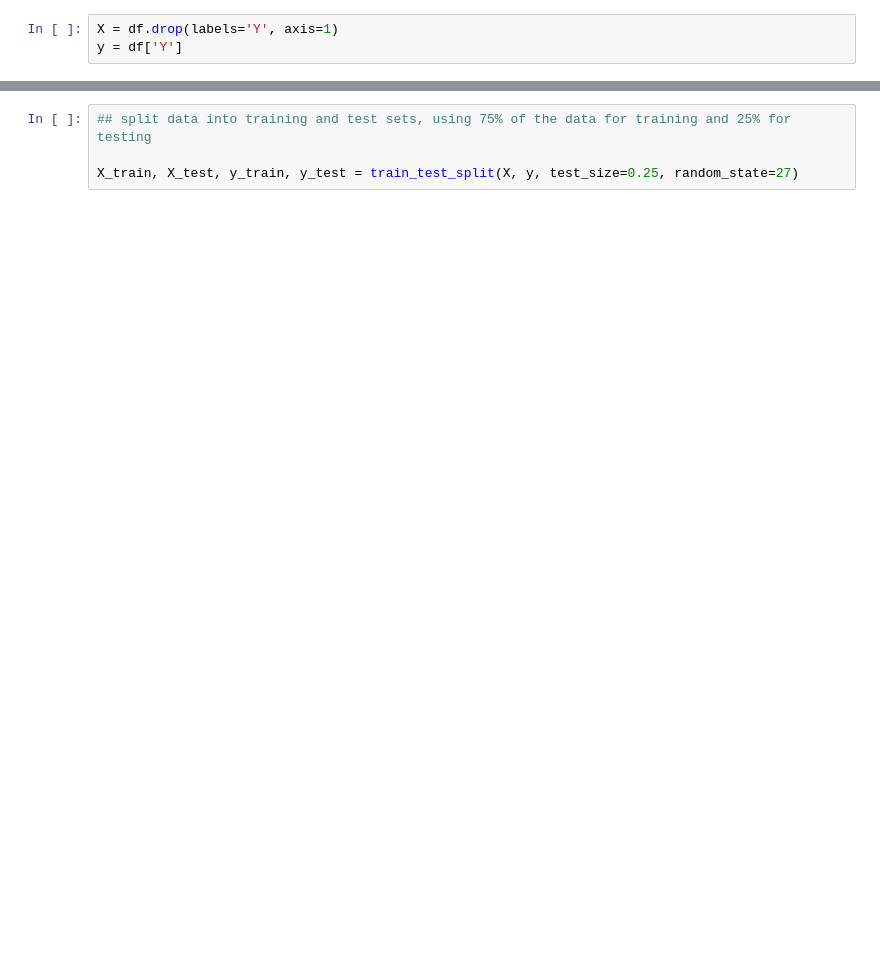
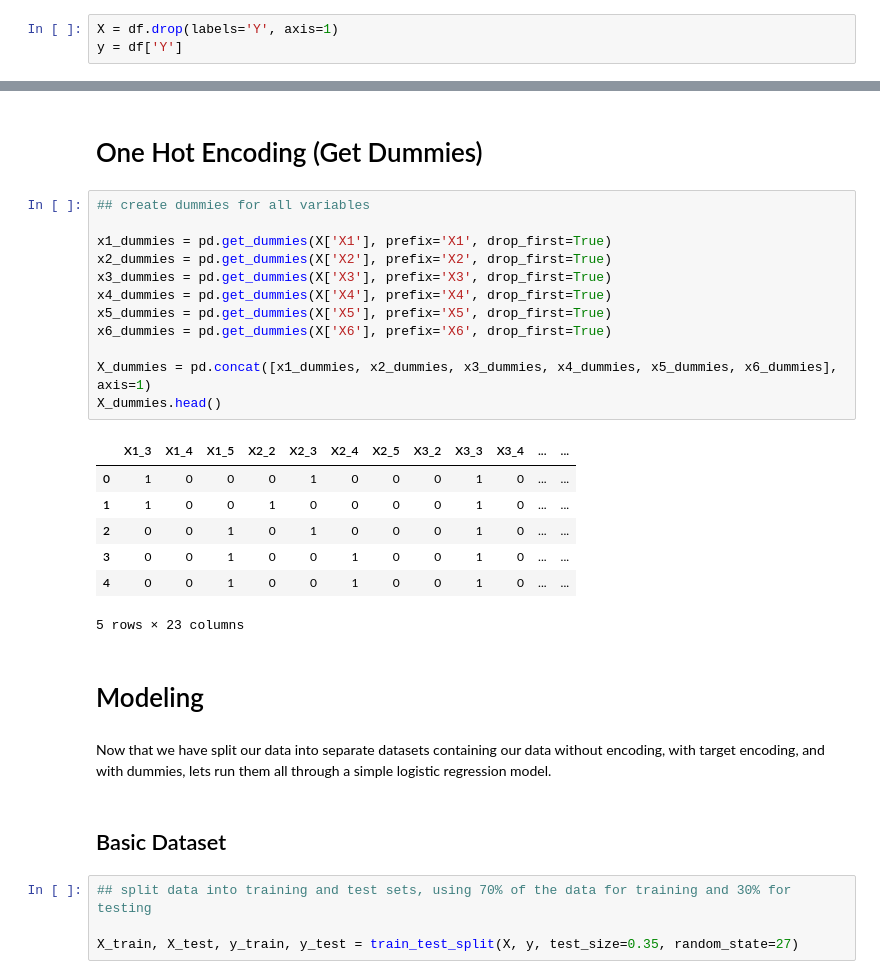
Before and after one commit to c-woo/Happy-Customers, a Jupyter notebook: I9LKTOVs4zUei1F9.ipynb, the cells around one changed output, grey strips where cells are left out. Cells and saved outputs as stored; diff of their text form; blank space fills up the shorter version.

Commit message:
Continue modeling

```diff
--- a/I9LKTOVs4zUei1F9.ipynb
+++ b/I9LKTOVs4zUei1F9.ipynb
@@ -100,6 +113,34 @@ Name: Y, dtype: float64
+# %% [markdown]
+# One Hot Encoding (Get Dummies)
+# %%
+## create dummies for all variables
+
+x1_dummies = pd.get_dummies(X['X1'], prefix='X1', drop_first=True)
+x2_dummies = pd.get_dummies(X['X2'], prefix='X2', drop_first=True)
+x3_dummies = pd.get_dummies(X['X3'], prefix='X3', drop_first=True)
+x4_dummies = pd.get_dummies(X['X4'], prefix='X4', drop_first=True)
+x5_dummies = pd.get_dummies(X['X5'], prefix='X5', drop_first=True)
+x6_dummies = pd.get_dummies(X['X6'], prefix='X6', drop_first=True)
+
+X_dummies = pd.concat([x1_dummies, x2_dummies, x3_dummies, x4_dummies, x5_dummies, x6_dummies], axis=1)
+X_dummies.head()
+# %% [output]
+|  | X1_3 | X1_4 | X1_5 | X2_2 | X2_3 | X2_4 | X2_5 | X3_2 | X3_3 | X3_4 | ... | ... |
+| 0 | 1 | 0 | 0 | 0 | 1 | 0 | 0 | 0 | 1 | 0 | ... | ... |
+| 1 | 1 | 0 | 0 | 1 | 0 | 0 | 0 | 0 | 1 | 0 | ... | ... |
+| 2 | 0 | 0 | 1 | 0 | 1 | 0 | 0 | 0 | 1 | 0 | ... | ... |
+| 3 | 0 | 0 | 1 | 0 | 0 | 1 | 0 | 0 | 1 | 0 | ... | ... |
+| 4 | 0 | 0 | 1 | 0 | 0 | 1 | 0 | 0 | 1 | 0 | ... | ... |
+5 rows × 23 columns
+# %% [markdown]
+# Modeling
+# %% [markdown]
+Now that we have split our data into separate datasets containing our data without encoding, with target encoding, and with dummies, lets run them all through a simple logistic regression model.
+# %% [markdown]
+## Basic Dataset
 # %%
-## split data into training and test sets, using 75% of the data for training and 25% for testing
+## split data into training and test sets, using 70% of the data for training and 30% for testing
 
-X_train, X_test, y_train, y_test = train_test_split(X, y, test_size=0.25, random_state=27)
+X_train, X_test, y_train, y_test = train_test_split(X, y, test_size=0.35, random_state=27)
 # %%
 ## run all features through a logistic regression model
```
Also changed, not shown: parts of 43 cells of this notebook.
